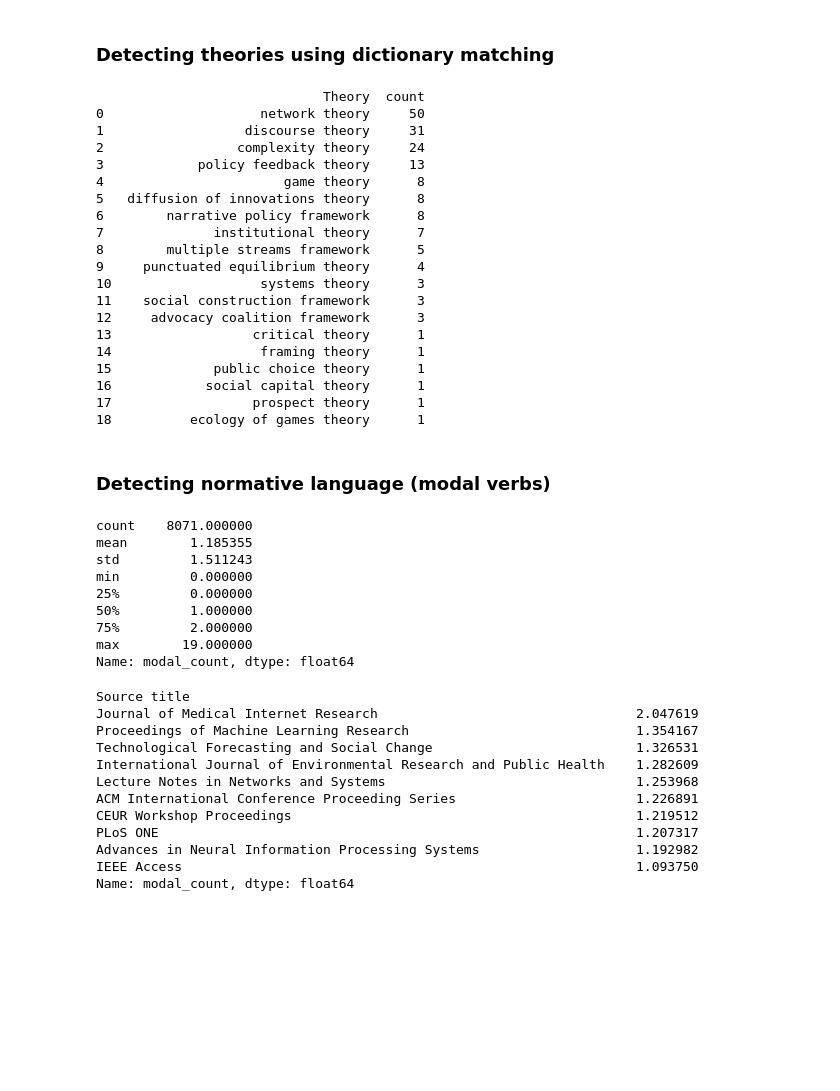
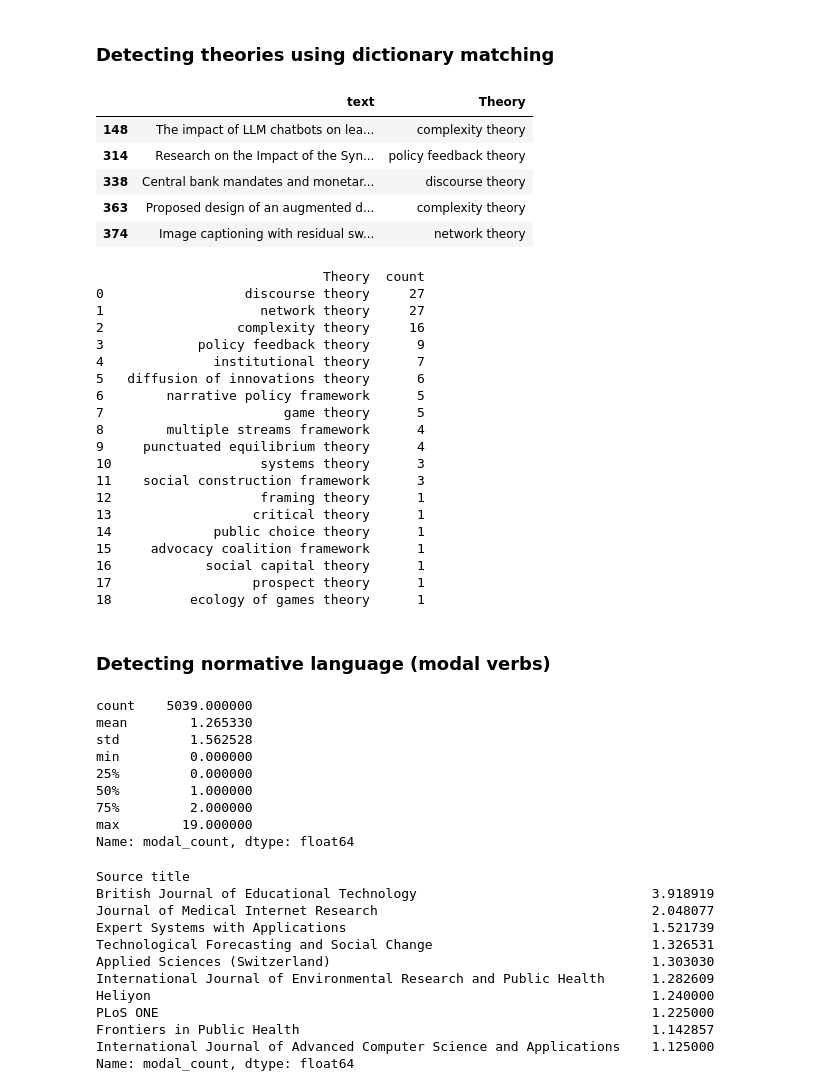
Before and after one commit to egirones/nlp_icpp, a Jupyter notebook: code/rule_based_analysis.ipynb, the cells around one changed output. Cells and saved outputs as stored; diff of their text form; code cells hidden in the pictures; blank space fills up the shorter version.

Commit message:
data

```diff
--- a/code/rule_based_analysis.ipynb
+++ b/code/rule_based_analysis.ipynb
@@ -66,37 +66,44 @@ import re
 
 # Load the theory dictionary
 # Each row in the CSV should look like: Theory, Term
-theories_df = pd.read_csv('Dictionary/theories.csv')
+theories_df = pd.read_csv('../data/theories.csv')
 
 # Create a mapping of term → theory
 theory_terms = {}
 for _, row in theories_df.iterrows():
     theory = row['Theory']
     terms = row['Term'].split('; ')  # Assuming terms are separated by "; "
     for term in terms:
         theory_terms[term.lower()] = theory
 
 # Compile regex patterns with word boundaries for accurate matches
 compiled_patterns = {
     re.compile(r'\b{}\b'.format(re.escape(term)), re.IGNORECASE): theory
     for term, theory in theory_terms.items()
 }
 
 # Define a function to find which theories are mentioned
 def find_theories(text):
     if not isinstance(text, str):
         return None
     matched = set()
     for pattern, theory in compiled_patterns.items():
         if pattern.search(text):
             matched.add(theory)
     return '; '.join(sorted(matched)) if matched else None
 
 # Apply it to the dataset
 df['Theory'] = df['text'].apply(find_theories)
 
 # Preview
 df[['text', 'Theory']].dropna().head()
+# %% [output]
+|  | text | Theory |
+| 148 | The impact of LLM chatbots on lea... | complexity theory |
+| 314 | Research on the Impact of the Syn... | policy feedback theory |
+| 338 | Central bank mandates and monetar... | discourse theory |
+| 363 | Proposed design of an augmented d... | complexity theory |
+| 374 | Image captioning with residual sw... | network theory |
 # %%
 theory_count = df['Theory'].str.split(';').explode().str.strip().value_counts().reset_index()
 
@@ -107,22 +114,22 @@ theory_count.column = ['Theory', 'Count']
 print(theory_count)
 # %% [output]
                              Theory  count
-0                    network theory     50
-1                  discourse theory     31
-2                 complexity theory     24
-3            policy feedback theory     13
-4                       game theory      8
-5   diffusion of innovations theory      8
-6        narrative policy framework      8
-7              institutional theory      7
-8        multiple streams framework      5
+0                  discourse theory     27
+1                    network theory     27
+2                 complexity theory     16
+3            policy feedback theory      9
+4              institutional theory      7
+5   diffusion of innovations theory      6
+6        narrative policy framework      5
+7                       game theory      5
+8        multiple streams framework      4
 9     punctuated equilibrium theory      4
 10                   systems theory      3
 11    social construction framework      3
-12     advocacy coalition framework      3
+12                   framing theory      1
 13                  critical theory      1
-14                   framing theory      1
-15             public choice theory      1
+14             public choice theory      1
+15     advocacy coalition framework      1
 16            social capital theory      1
 17                  prospect theory      1
 18          ecology of games theory      1
@@ -141,9 +148,9 @@ def count_modals(text):
 df['modal_count'] = df['text'].apply(count_modals)
 df['modal_count'].describe()
 # %% [output]
-count    8071.000000
-mean        1.185355
-std         1.511243
+count    5039.000000
+mean        1.265330
+std         1.562528
 min         0.000000
 25%         0.000000
 50%         1.000000
@@ -156,14 +163,14 @@ df_top = df[df['Source title'].isin(top_sources)]
 df_top.groupby('Source title')['modal_count'].mean().sort_values(ascending=False).head(10)
 # %% [output]
 Source title
-Journal of Medical Internet Research                                 2.047619
-Proceedings of Machine Learning Research                             1.354167
-Technological Forecasting and Social Change                          1.326531
-International Journal of Environmental Research and Public Health    1.282609
-Lecture Notes in Networks and Systems                                1.253968
-ACM International Conference Proceeding Series                       1.226891
-CEUR Workshop Proceedings                                            1.219512
-PLoS ONE                                                             1.207317
-Advances in Neural Information Processing Systems                    1.192982
-IEEE Access                                                          1.093750
+British Journal of Educational Technology                              3.918919
+Journal of Medical Internet Research                                   2.048077
+Expert Systems with Applications                                       1.521739
+Technological Forecasting and Social Change                            1.326531
+Applied Sciences (Switzerland)                                         1.303030
+International Journal of Environmental Research and Public Health      1.282609
+Heliyon                                                                1.240000
+PLoS ONE                                                               1.225000
+Frontiers in Public Health                                             1.142857
+International Journal of Advanced Computer Science and Applications    1.125000
 Name: modal_count, dtype: float64
```
Also changed, not shown: 12 other files.
